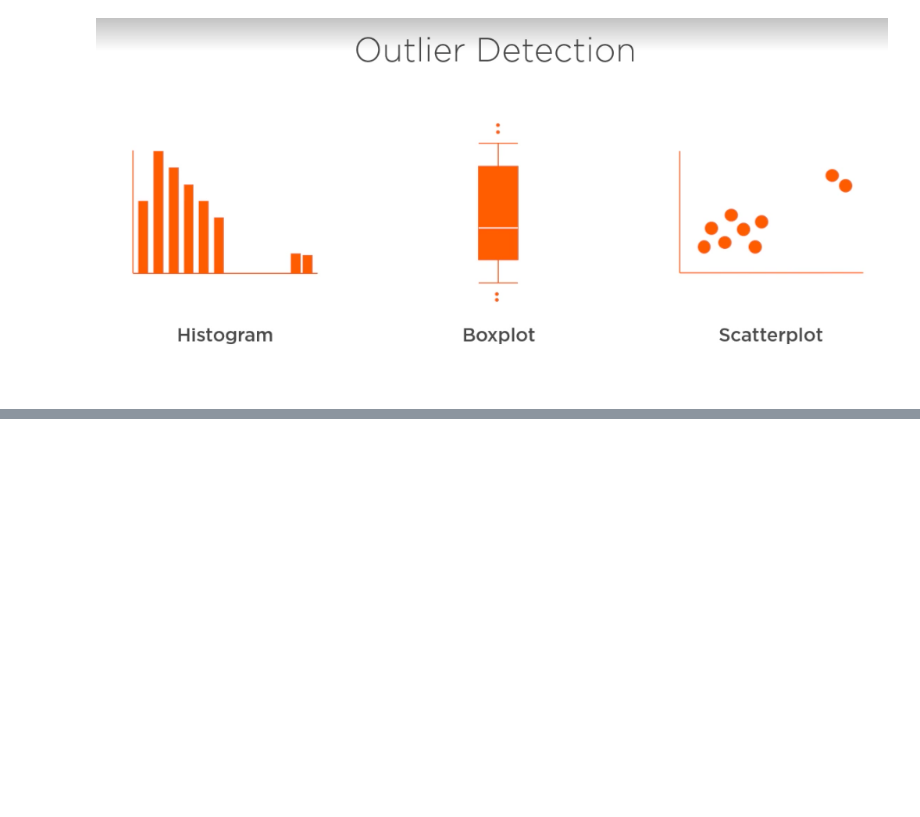
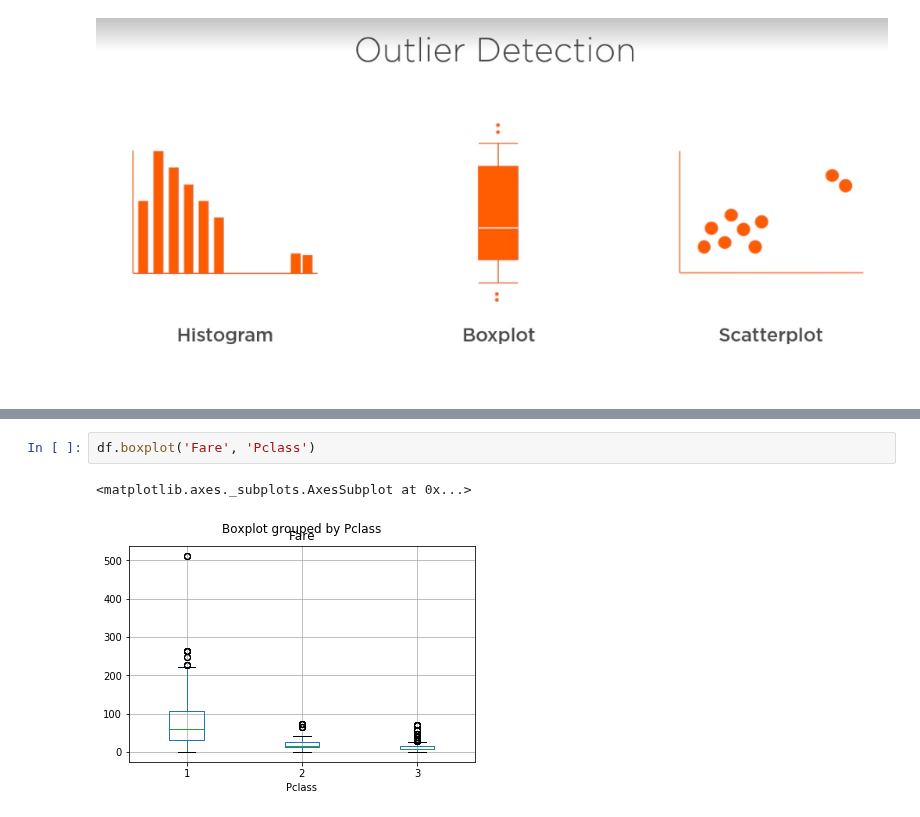
Before and after one commit to hpinsley/titanic, a Jupyter notebook: notebooks/Data munging.ipynb, the cells around one changed output, grey strips where cells are left out. Cells and saved outputs as stored; diff of their text form; blank space fills up the shorter version.

```diff
--- a/notebooks/Data munging.ipynb
+++ b/notebooks/Data munging.ipynb
@@ -248,0 +255,5 @@ memory usage: 172.9+ KB
+# %%
+df.boxplot('Fare', 'Pclass')
+# %% [output]
+<matplotlib.axes._subplots.AxesSubplot at 0x...>
+[figure, added]
```
Also changed, not shown: parts of 14 cells of this notebook, 1 other file.
